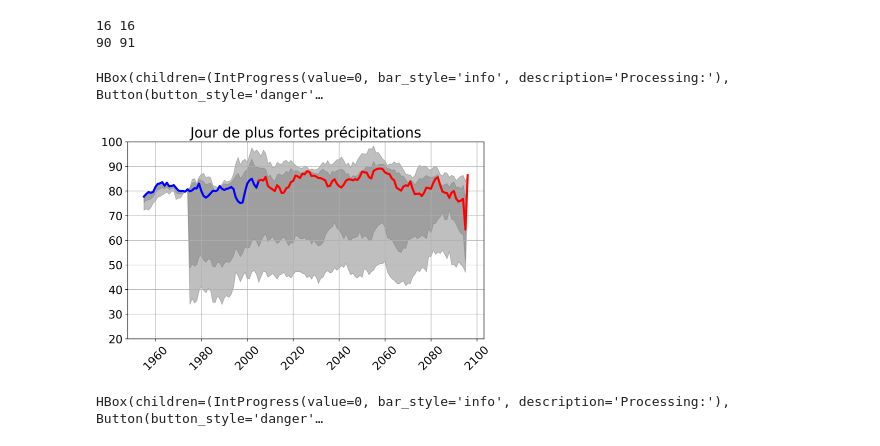
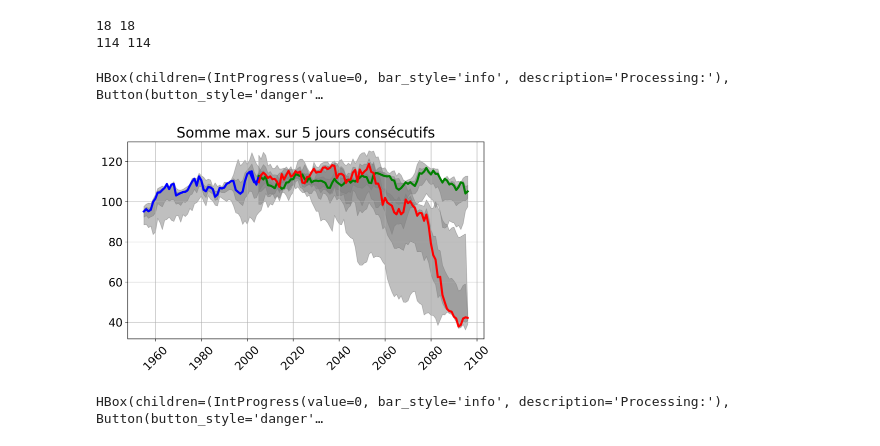
Before and after one commit to nilshempelmann/NAP_Niger, a Jupyter notebook: plot_indices.ipynb, the cells around one changed output. Drawn from its saved outputs; the diff is of its cells as text; code cells hidden in the pictures.

Commit message:
add bias visualisation

```diff
--- a/plot_indices.ipynb
+++ b/plot_indices.ipynb
@@ -30,7 +30,7 @@ tasInd_NER = [ tas_NER+f for f in listdir(tas_NER) if '.nc' in f ]
 # read in the existing Indices based on pr files (!!! not bias adjusted, so far !!!):
 pr_bbox = '/home/nils/nap_niger/data/bbox/indices/'
 prInd_bbox = [ pr_bbox+f for f in listdir(pr_bbox) if '.nc' in f ]
-pr_NER = '/home/nils/nap_niger/data/NER/indices/'
+pr_NER = '/home/nils/nap_niger/data/bbox/NER/'
 prInd_NER = [ pr_NER+f for f in listdir(pr_NER) if '.nc' in f ]
 
 
@@ -43,43 +43,56 @@ prInd_NER.sort()
 print(len(tasInd_bbox), len(tasInd_NER))
 print(len(prInd_bbox), len(prInd_NER))
 # %% [output]
-16 16
-90 91
+18 18
+114 114
 # %%
 # Caluclated indices
 # frequencies
 freq=['yr','mon']
 
 # precipitation indices
-pr_indices = ['prcptot','rx1day','wetdays','cdd','cwd','sdii','max_5_day_precipitation_amount']
+pr_indices = ['prcptot','rx1day','wetdays','cdd','cwd','sdii','rx5day']
 tas_indices = ['tg-mean']
 
-titles = ['Somme annuelle de précipitations',
-          'Jour de plus fortes précipitations',
+titles = ['Somme annuelle des précipitations',
+          'Jours de plus fortes précipitations',
           'Nombre de jours humide',
           'Journées consécutives de sécheresse',
           'Jours humides consécutifs',
-           "Index d'intensité de précipitations",
-          'Précipitations somme max. sur 5 jours consécutifs']
+          "Index d'intensité de précipitations",
+          'Somme max. sur 5 jours consécutifs',
+          'Températures moyennes annuelles']
 
 dates = ['1976-01-01', '2005-12-31', '2036-01-01', '2065-12-31', '2071-01-01', '2099-12-30']
+# %%
+# read in the existing Indices based on pr files (!!! not bias adjusted, so far !!!):
+# pr_bbox = '/home/nils/nap_niger/data/bbox/indices/'
+# prInd_bbox = [ pr_bbox+f for f in listdir(pr_bbox) if '.nc' in f ]
+
+tas_NER = '/home/nils/nap_niger/data/adjust/NER/'
+tasInd_NER = [ tas_NER+f for f in listdir(tas_NER) if '.nc' in f ]
+
+pr_NER = '/home/nils/nap_niger/data/bbox/NER/'
+prInd_NER = [ pr_NER+f for f in listdir(pr_NER) if '.nc' in f ]
+
+i = 6
+indicie = pr_indices[i]
+
+resource = [f for f in prInd_NER if indicie in f ] # and '_yr_' in f
 # %%
-i = 1
-indicie = pr_indices[i]
 
-resource = [f for f in prInd_NER if indicie in f and '_yr_' in f]
-out = fp_i.plot_uncertainty(resource=resource, title=titles[i], # delta = -273.15,
-                            figsize='9,5', ymin=20, ymax=100  #
+out = fp_i.plot_uncertaintyrcp(resource=resource, title=titles[i], # delta = -273.15,
+                            figsize='9,5', # ymin=20, ymax=100  #
                            )
 # %% [output]
 HBox(children=(IntProgress(value=0, bar_style='info', description='Processing:'), Button(button_style='danger'…
 # %%
-out_file = '/home/nils/nap_niger/pics/Timeseries_{}.png'.format(indicie)
+out_file = '/home/nils/nap_niger/pics/ts_uncertainty_{}.png'.format(indicie)
 
 request.urlretrieve(out.get()[0], out_file)
 Image(out_file, width=400)
 # %% [output]
-[figure, old version]
+[figure, new version]
 # %%
 out = fp_i.plot_spaghetti(resource=resource, # title=titles[i], # delta = -273.15,
                            # figsize='9,5',# ymin=0, ymax=14  #
```
Also changed, not shown: parts of 9 cells of this notebook, 3 other files.
